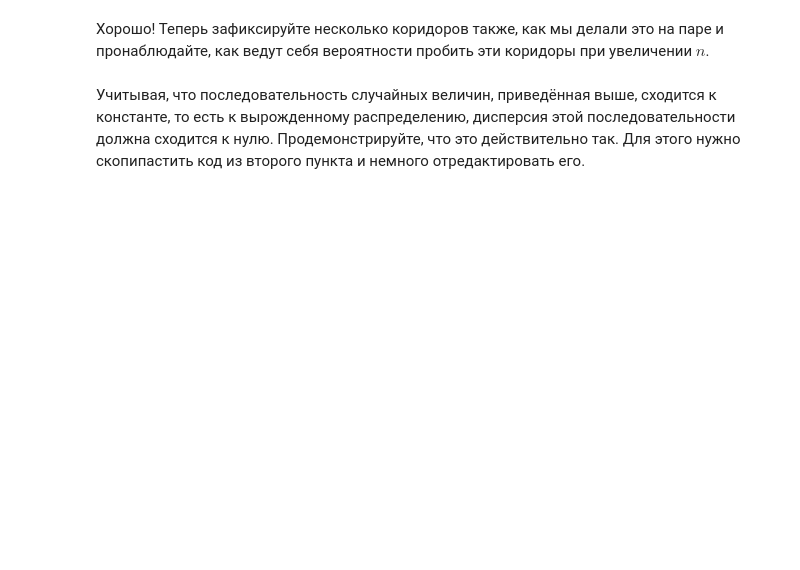
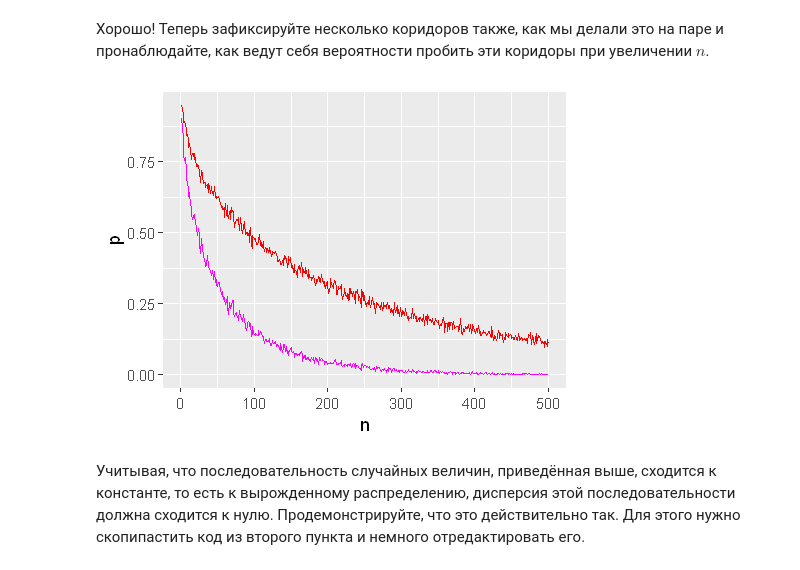
Before and after one commit to Migisen/r_homeworks, a Jupyter notebook: hw1/HW1.ipynb, the cells around one changed output. Saved outputs shown, nothing was run; the diff lists cells and outputs as text; code cells hidden in the pictures; blank space fills up the shorter version.

```diff
--- a/hw1/HW1.ipynb
+++ b/hw1/HW1.ipynb
@@ -72,0 +80,6 @@ __[д]__ Верно ли, что если $Cov(X, Y) = 0$, то две случ
+# %%
+# Случайные величины:
+n_obs <- 10^6
+
+x <- rnorm(n_obs)
+y <- rexp(n_obs, 3)-x
@@ -673,2 +1243,35 @@ $$
+# %%
+options(repr.plot.width=4, repr.plot.height=3)
+
+n_obs <- 1000
+n_tr <- 500
+y <- rep(0,n_tr)
+
+eps1 <- 0.1
+eps2 <- 0.2
+
+p <- rep(0,n_tr)
+q <- rep(0,n_tr)
+
+for(i in 1:n_obs){
+
+   for(i in 1:n_tr){
+    y[i] = mean(rnorm(i)^2)
+}
+
+    p <- p + (abs(y-1)>=eps1)
+  q <- q + (abs(y-1)>=eps2)
+}
+
+p <- p/n_obs
+q <- q/n_obs
+
+df <- data.frame(n=1:n_tr, p=p, q=q)
+
+ggplot(data=df, aes(x=n)) +
+    geom_line(aes(y=p), col="red") +
+    geom_line(aes(y=q), col="magenta")
+# %% [output]
+[figure, added]
 # %% [markdown]
 Учитывая, что последовательность случайных величин, приведённая выше, сходится к константе, то есть к вырожденному распределению, дисперсия этой последовательности должна сходится к нулю. Продемонстрируйте, что это действительно так. Для этого нужно скопипастить код из второго пункта и немного отредактировать его.
```
Also changed, not shown: parts of 50 cells of this notebook.
